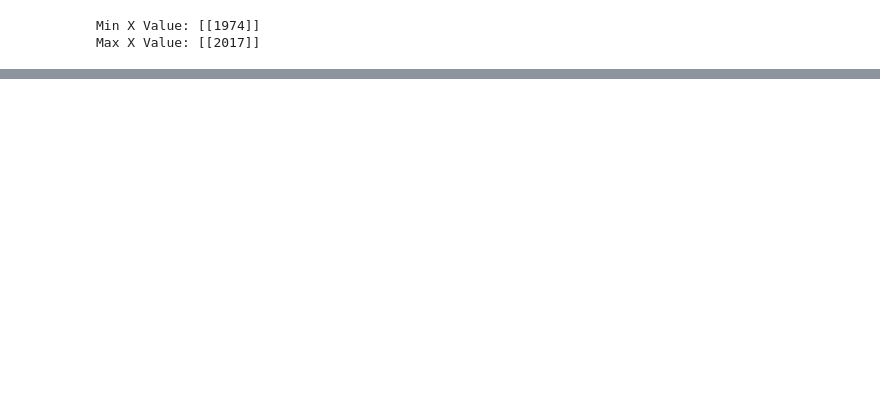
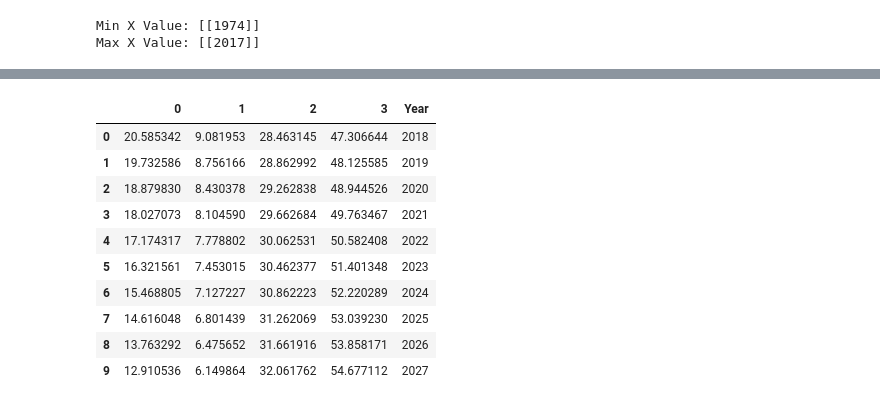
Before and after one commit to Sprettle/Are-we-still-in-love-with-red-meat, a Jupyter notebook: ETL/meat_consumption_prediction.ipynb, the cells around one changed output, grey strips where cells are left out. Cells and saved outputs as stored; diff of their text form; code cells hidden in the pictures; blank space fills up the shorter version.

Commit message:
predicted data into dataframe, renamed and saved as csv

```diff
--- a/ETL/meat_consumption_prediction.ipynb
+++ b/ETL/meat_consumption_prediction.ipynb
@@ -105,0 +106,3 @@ array([[23.72735412,  8.28171585, 28.43262634, 47.75753506],
+# %%
+predicted_df = pd.DataFrame(y_max)
+predicted_df.head()
@@ -105,0 +116,15 @@ array([[23.72735412,  8.28171585, 28.43262634, 47.75753506],
+# %%
+predicted_df ['Year'] = [2018,2019,2020,2021,2022,2023,2024,2025,2026,2027]
+predicted_df
+# %% [output]
+|  | 0 | 1 | 2 | 3 | Year |
+| 0 | 20.585342 | 9.081953 | 28.463145 | 47.306644 | 2018 |
+| 1 | 19.732586 | 8.756166 | 28.862992 | 48.125585 | 2019 |
+| 2 | 18.879830 | 8.430378 | 29.262838 | 48.944526 | 2020 |
+| 3 | 18.027073 | 8.104590 | 29.662684 | 49.763467 | 2021 |
+| 4 | 17.174317 | 7.778802 | 30.062531 | 50.582408 | 2022 |
+| 5 | 16.321561 | 7.453015 | 30.462377 | 51.401348 | 2023 |
+| 6 | 15.468805 | 7.127227 | 30.862223 | 52.220289 | 2024 |
+| 7 | 14.616048 | 6.801439 | 31.262069 | 53.039230 | 2025 |
+| 8 | 13.763292 | 6.475652 | 31.661916 | 53.858171 | 2026 |
+| 9 | 12.910536 | 6.149864 | 32.061762 | 54.677112 | 2027 |
```
Also changed, not shown: parts of 8 cells of this notebook, 1 other file.
